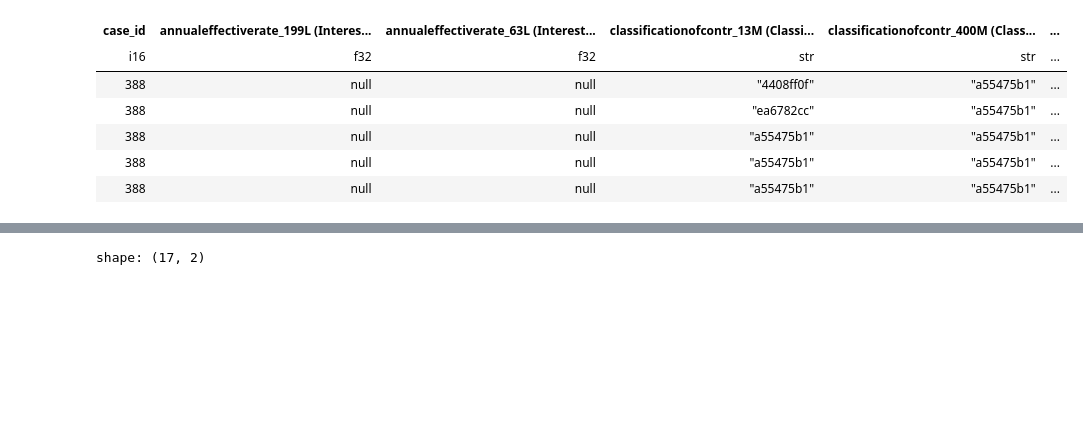
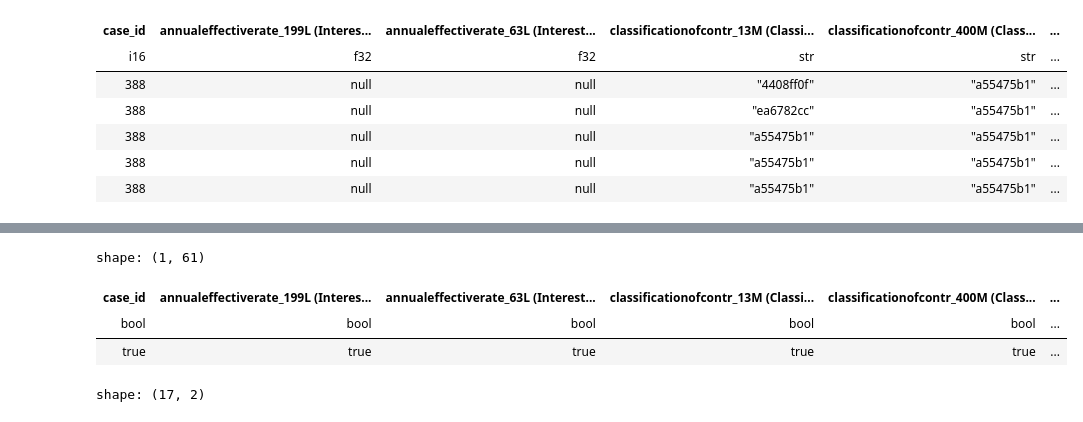
Before and after one commit to h4ck4l1/datasets, a Jupyter notebook: credit_risk/credit_risk.ipynb, the cells around one changed output, grey strips where cells are left out. Saved outputs shown, nothing was run; the diff lists cells and outputs as text; code cells hidden in the pictures; blank space fills up the shorter version.

```diff
--- a/credit_risk/credit_risk.ipynb
+++ b/credit_risk/credit_risk.ipynb
@@ -542,3 +519,15 @@ shape: (500, 13)
+# %%
+(
+    train_credit_1
+    .select(pl.all().null_count() < 10000)
+    .fetch()
+    .head()
+)
+# %% [output]
+shape: (1, 61)
+| case_id | annualeffectiverate_199L (Interes... | annualeffectiverate_63L (Interest... | classificationofcontr_13M (Classi... | classificationofcontr_400M (Class... | ... |
+| bool | bool | bool | bool | bool | ... |
+| true | true | true | true | true | ... |
 # %%
 (
     all_files_df
```
Also changed, not shown: parts of 3 cells of this notebook.
